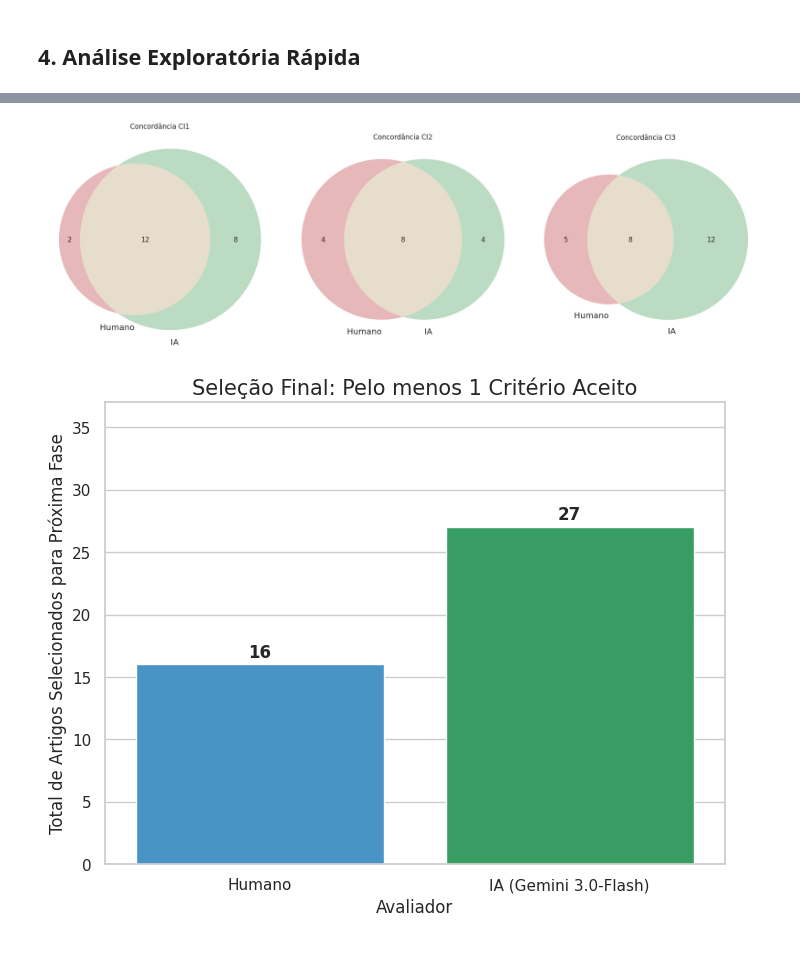
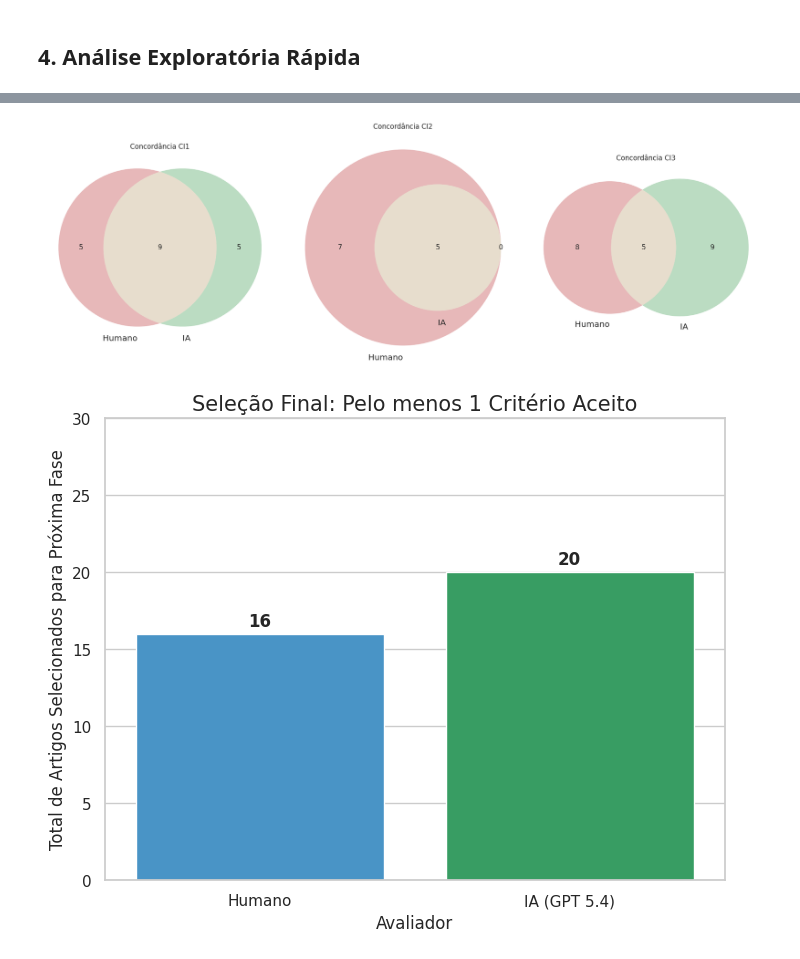
Before and after one commit to SERG-UFPI/SE4AI-MLOps-Mapping, a Jupyter notebook: llm-sm-selection/notebooks/gpt-5.4-pro-yes-no-comparison-base-2.ipynb, the cells around one changed output, grey strips where cells are left out. Saved outputs shown, nothing was run; the diff lists cells and outputs as text; code cells hidden in the pictures.

```diff
--- a/llm-sm-selection/notebooks/gpt-5.4-pro-yes-no-comparison-base-2.ipynb
+++ b/llm-sm-selection/notebooks/gpt-5.4-pro-yes-no-comparison-base-2.ipynb
@@ -121,16 +121,16 @@ Shape: (100, 7)
 # %% [markdown]
 ## 3. Merge dos DataFrames
 # %%
-df_merged = df_articles.merge(df_gemini, on=['Título', 'Autor', 'Ano'], how='left')
+df_merged = df_articles.merge(df_gpt, on=['Título', 'Autor', 'Ano'], how='left')
 
 # Selecionar e ordenar colunas finais
 cols_final = ['ISBNs', 'ISSN', 'Título', 'Abstract', 'Autor', 'Ano',
               'CI1', 'CI2', 'CI3',
-              'CI1_GEMINI', 'CI2_GEMINI', 'CI3_GEMINI']
+              'CI1_GPT', 'CI2_GPT', 'CI3_GPT']
 df_final = df_merged[cols_final]
 
 print(f'Total de artigos no CSV final: {len(df_final)}')
-print(f'Artigos sem match GEMINI: {df_final["CI1_GEMINI"].isna().sum()}')
+print(f'Artigos sem match GPT: {df_final["CI1_GPT"].isna().sum()}')
 df_final.head(10)
 # %% [output]
 Total de artigos no CSV final: 100
@@ -153,7 +153,7 @@ threshold = 'YES'
 
 for i in range(1, 4):
     real_col = f'CI{i}'
-    gemini_col = f'CI{i}_GEMINI'
+    gemini_col = f'CI{i}_GPT'
     result_col = f'RESULT_CI{i}'
 
     df_final[result_col] = (df_final[real_col] == (df_final[gemini_col] == threshold)).map({True: 'C', False: 'E'})
@@ -219,7 +219,7 @@ for i in range(1, 4):
     h_aceitos = df_final[f'CI{i}'].sum()
     h_nao_aceitos = len(df_final) - h_aceitos
 
-    ia_aceitos = (df_final[f'CI{i}_GEMINI'] == threshold).sum()
+    ia_aceitos = (df_final[f'CI{i}_GPT'] == threshold).sum()
     ia_nao_aceitos = len(df_final) - ia_aceitos
 
     dados.append({
@@ -245,7 +245,7 @@ ax.bar([i + width/2 for i in x], df_comp['IA_Aceito'], width, label='IA: Aceito'
 ax.bar([i + width/2 for i in x], df_comp['IA_Não_Aceito'], width, bottom=df_comp['IA_Aceito'],
        label='IA: Não Aceito', color='#abebc6')
 
-ax.set_title('Comparação: Humano vs Gemini-3.0-Flash (Por Critério)', fontsize=16, pad=20)
+ax.set_title('Comparação: Humano vs GPT 5.4 (Por Critério)', fontsize=16, pad=20)
 ax.set_ylabel('Quantidade de Artigos')
 ax.set_xticks(x)
 ax.set_xticklabels(df_comp.index)
@@ -264,28 +263,0 @@ plt.show()
-# %%
-threshold = "YES"
-criterios = ['CI1', 'CI2', 'CI3']
-
-fig, axes = plt.subplots(1, 3, figsize=(18, 5))
-
-for i, crit in enumerate(criterios):
-    y_true = df_final[crit]
-    y_pred = df_final[f'{crit}_GEMINI'] == threshold
-    cm = confusion_matrix(y_true, y_pred, labels=[True, False])
-
-    sns.heatmap(
-        cm,
-        annot=True,
-        fmt='d',
-        cmap='Blues',
-        ax=axes[i],
-        xticklabels=['Sim (T)', 'Não (F)'],
-        yticklabels=['Sim (T)', 'Não (F)'],
-        cbar=False
-    )
-
-    axes[i].set_title(f'Matriz de Confusão: {crit}', fontsize=14)
-    axes[i].set_xlabel('Predição (Gemini-3.0-flash)')
-    axes[i].set_ylabel('Realidade')
-
-plt.tight_layout()
-plt.show()
@@ -294,37 +264,37 @@ plt.show()
 # %%
 from matplotlib_venn import venn2
 
 fig, axes = plt.subplots(1, 3, figsize=(18, 6))
 
 for i in range(1, 4):
     real = df_final[f'CI{i}']
-    pred = df_final[f'CI{i}_GEMINI'] == "YES"
+    pred = df_final[f'CI{i}_GPT'] == "YES"
 
     # Cálculos para o Venn
     so_humano = ((real == True) & (pred == False)).sum()
     so_ia = ((real == False) & (pred == True)).sum()
     ambos = ((real == True) & (pred == True)).sum()
 
     venn2(subsets=(so_humano, so_ia, ambos),
           set_labels=('Humano', 'IA'),
           ax=axes[i-1])
     axes[i-1].set_title(f"Concordância CI{i}")
 
 plt.tight_layout()
 plt.show()
 # %% [output]
-[figure, old version]
+[figure, new version]
 # %%
 threshold = "YES"
 df_final['INCLUSAO_HUMANO'] = df_final[['CI1', 'CI2', 'CI3']].any(axis=1)
-cols_gemini = ['CI1_GEMINI', 'CI2_GEMINI', 'CI3_GEMINI']
+cols_gemini = ['CI1_GPT', 'CI2_GPT', 'CI3_GPT']
 df_final['INCLUSAO_IA'] = (df_final[cols_gemini] == threshold).any(axis=1)
 
 total_humano = df_final['INCLUSAO_HUMANO'].sum()
 total_ia = df_final['INCLUSAO_IA'].sum()
 
 df_resumo_final = pd.DataFrame({
-    'Avaliador': ['Humano', 'IA (Gemini 3.0-Flash)'],
+    'Avaliador': ['Humano', 'IA (GPT 5.4)'],
     'Artigos Incluídos': [total_humano, total_ia]
 })
 
@@ -351,7 +321,7 @@ plt.ylabel('Total de Artigos Selecionados para Próxima Fase')
 plt.ylim(0, max(total_humano, total_ia) + 10)
 plt.show()
 # %% [output]
-[figure, old version]
+[figure, new version]
 # %%
 threshold = "YES"
 df = df_final.copy()
```
Also changed, not shown: parts of 9 cells of this notebook.
